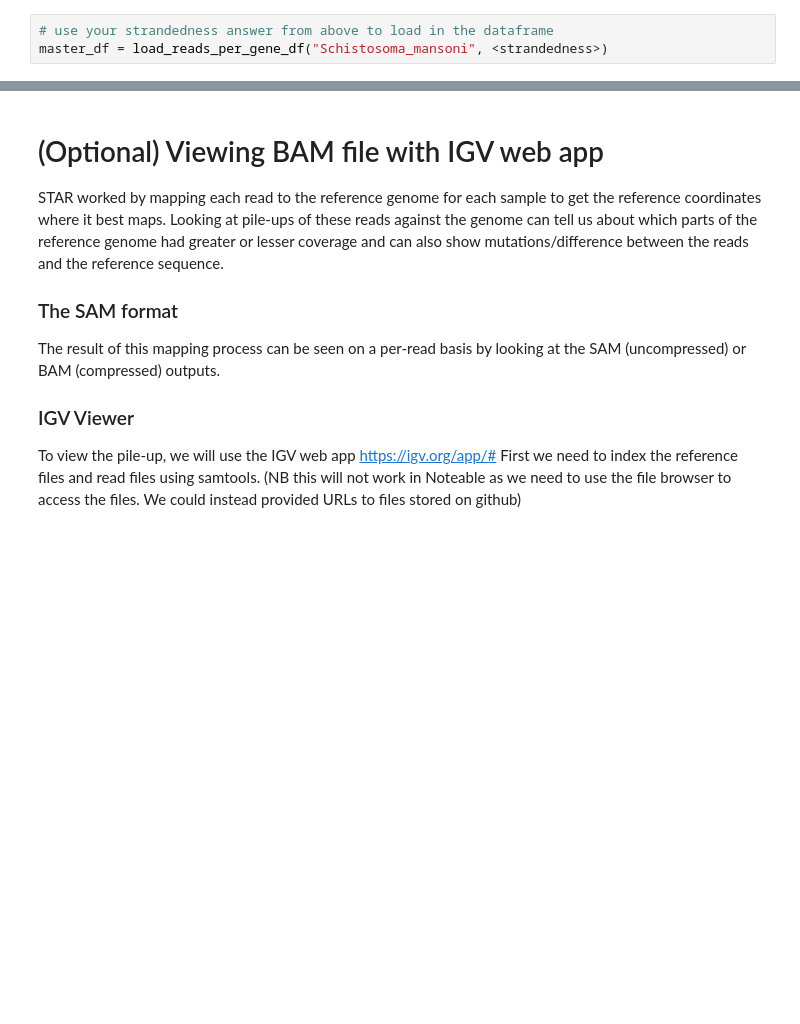
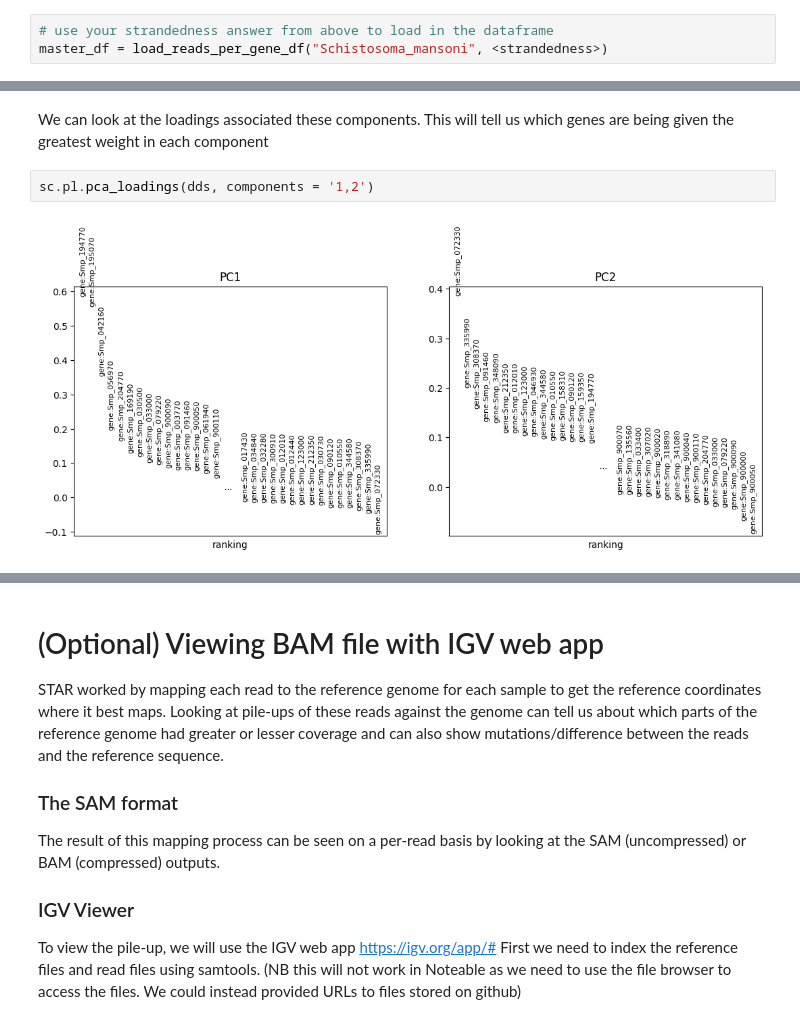
Before and after one commit to rmcolq/pathbio3, a Jupyter notebook: 2A - Quantification and PCA.ipynb, the cells around one changed output, grey strips where cells are left out. Saved outputs shown, nothing was run; the diff lists cells and outputs as text; blank space fills up the shorter version.

```diff
--- a/2A - Quantification and PCA.ipynb
+++ b/2A - Quantification and PCA.ipynb
@@ -235,0 +257,6 @@ Normalization
+# %% [markdown]
+We can look at the loadings associated these components. This will tell us which genes are being given the greatest weight in each component
+# %%
+sc.pl.pca_loadings(dds, components = '1,2')
+# %% [output]
+[figure, added]
```
Also changed, not shown: parts of 33 cells of this notebook, 4 other files.
